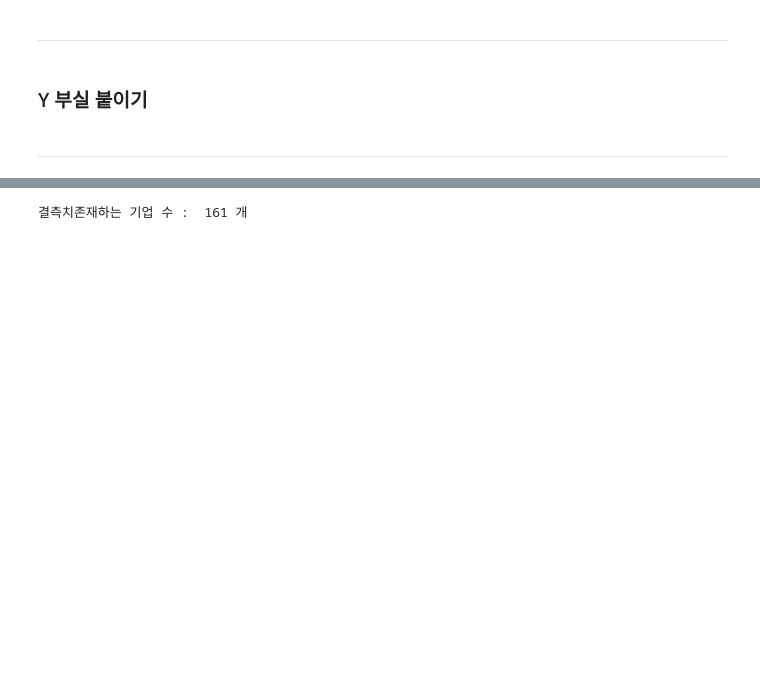
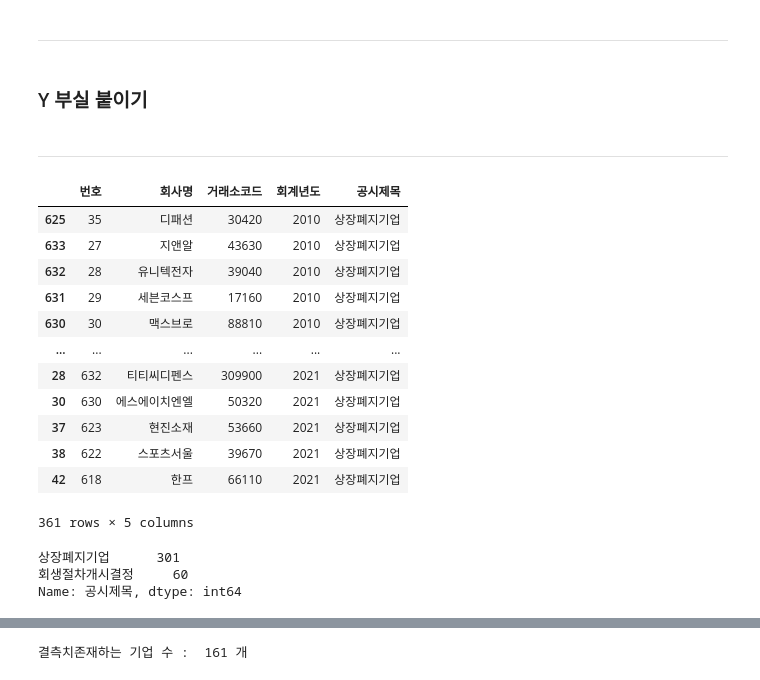
Before and after one commit to JIHUNKI/project_2, a Jupyter notebook: 코스피전처리.ipynb, the cells around one changed output, grey strips where cells are left out. Drawn from its saved outputs; the diff is of its cells as text; code cells hidden in the pictures; blank space fills up the shorter version.

```diff
--- a/코스피전처리.ipynb
+++ b/코스피전처리.ipynb
@@ -405,6 +407,22 @@ memory usage: 3.6+ MB
 -----
 # %%
 부실 = pd.read_csv('./datasets/y/y값최종.csv',index_col=0)
+# %%
+부실
+# %% [output]
+|  | 번호 | 회사명 | 거래소코드 | 회계년도 | 공시제목 |
+| 625 | 35 | 디패션 | 30420 | 2010 | 상장폐지기업 |
+| 633 | 27 | 지앤알 | 43630 | 2010 | 상장폐지기업 |
+| 632 | 28 | 유니텍전자 | 39040 | 2010 | 상장폐지기업 |
+| 631 | 29 | 세븐코스프 | 17160 | 2010 | 상장폐지기업 |
+| 630 | 30 | 맥스브로 | 88810 | 2010 | 상장폐지기업 |
+| ... | ... | ... | ... | ... | ... |
+| 28 | 632 | 티티씨디펜스 | 309900 | 2021 | 상장폐지기업 |
+| 30 | 630 | 에스에이치엔엘 | 50320 | 2021 | 상장폐지기업 |
+| 37 | 623 | 현진소재 | 53660 | 2021 | 상장폐지기업 |
+| 38 | 622 | 스포츠서울 | 39670 | 2021 | 상장폐지기업 |
+| 42 | 618 | 한프 | 66110 | 2021 | 상장폐지기업 |
+361 rows × 5 columns
 # %%
 부실['회계년도'] = 부실['회계년도'].astype(int)
 부실['거래소코드'] = 부실['거래소코드'].map(padding)
@@ -427,0 +432,6 @@ df.rename(columns={'공시제목':'target'},inplace=True)
+# %%
+부실['공시제목'].value_counts()
+# %% [output]
+상장폐지기업      301
+회생절차개시결정     60
+Name: 공시제목, dtype: int64
```
Also changed, not shown: parts of 46 cells of this notebook, 5 other files.
